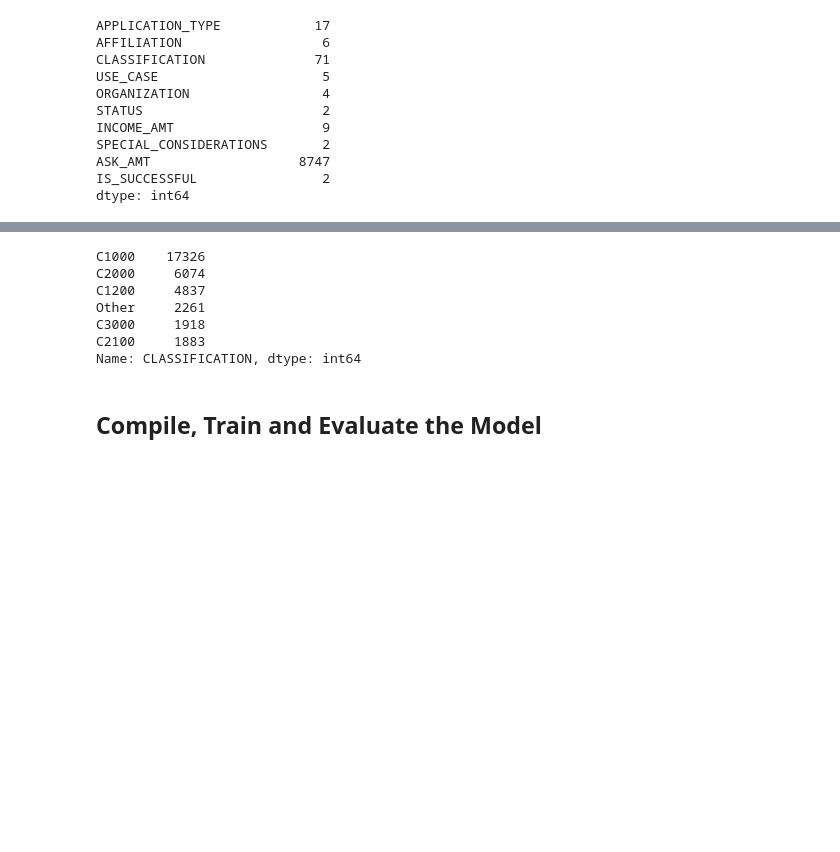
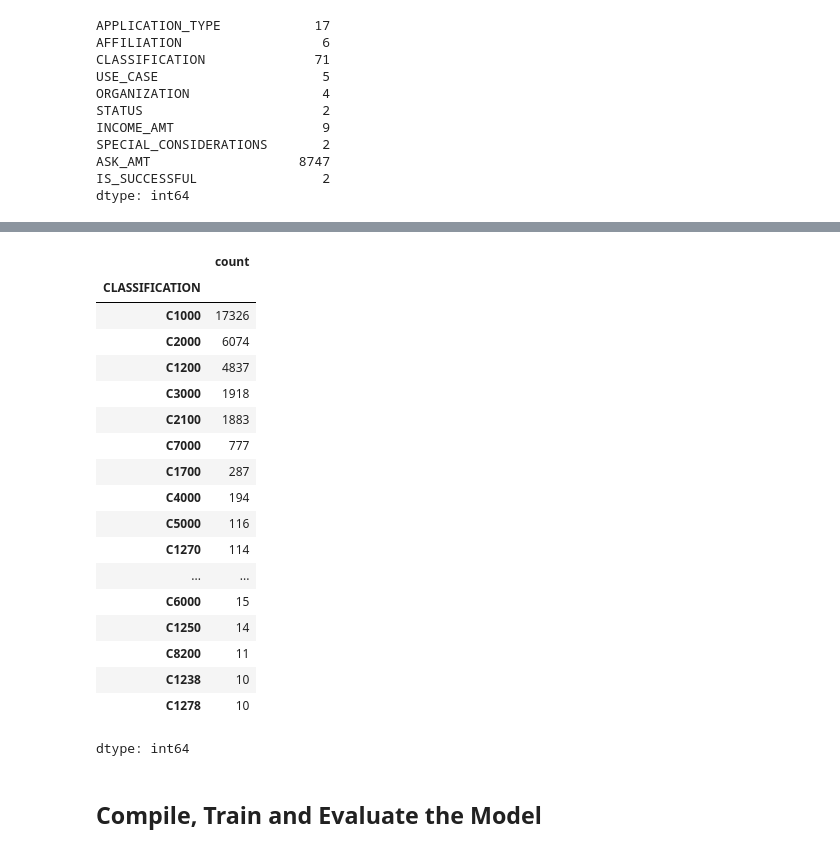
Before and after one commit to omalleykg/deep-learning-challenge, a Jupyter notebook: Starter_Code_ko.ipynb, the cells around one changed output, grey strips where cells are left out. Cells and saved outputs as stored; diff of their text form; code cells hidden in the pictures; blank space fills up the shorter version.

```diff
--- a/Starter_Code_ko.ipynb
+++ b/Starter_Code_ko.ipynb
@@ -23,6 +23,7 @@ application_df.head()
 # %%
 # Drop the non-beneficial ID columns, 'EIN' and 'NAME'.
 #  YOUR CODE GOES HERE
+application_df = application_df.drop(columns=['EIN', 'NAME'])
 # %%
 # Determine the number of unique values in each column.
 #  YOUR CODE GOES HERE
@@ -62,0 +44,13 @@ Name: APPLICATION_TYPE, dtype: int64
+# %%
+# Look at APPLICATION_TYPE value counts to identify and replace with "Other"
+#  YOUR CODE GOES HERE
+
+# Step 1: Check value counts
+value_counts = application_df['APPLICATION_TYPE'].value_counts()
+print(value_counts)
+
+# Step 2: Define a threshold (for example, less than 10 occurrences)
+threshold = 10
+
+# Step 3: Replace less common values with "Other"
+application_df['APPLICATION_TYPE'] = application_df['APPLICATION_TYPE'].apply(lambda x: x if value_counts[x] >= threshold else 'Other')
@@ -64,6 +78,8 @@ Name: APPLICATION_TYPE, dtype: int64
 # Choose a cutoff value and create a list of application types to be replaced
 # use the variable name `application_types_to_replace`
 #  YOUR CODE GOES HERE
+cutoff_value = 10
+application_types_to_replace = application_df['APPLICATION_TYPE'].value_counts()[application_df['APPLICATION_TYPE'].value_counts() < cutoff_value].index.tolist()
 
 # Replace in dataframe
 for app in application_types_to_replace:
@@ -100,0 +107,20 @@ Name: CLASSIFICATION, Length: 71, dtype: int64
+# %%
+# Look at CLASSIFICATION value counts to identify and replace with "Other"
+#  YOUR CODE GOES HERE
+
+# Step 1: Check value counts
+classification_counts = application_df['CLASSIFICATION'].value_counts()
+print(classification_counts)
+
+# Step 2: Define a cutoff value (for example, less than 10 occurrences)
+cutoff_value = 10
+
+# Step 3: Create a list of classifications to be replaced
+classifications_to_replace = classification_counts[classification_counts < cutoff_value].index.tolist()
+
+# Step 4: Replace in DataFrame
+for classification in classifications_to_replace:
+    application_df['CLASSIFICATION'] = application_df['CLASSIFICATION'].replace(classification, "Other")
+
+# Check to make sure replacement was successful
+print(application_df['CLASSIFICATION'].value_counts())
@@ -122,22 +175,41 @@ Name: CLASSIFICATION, dtype: int64
 # %%
 # Choose a cutoff value and create a list of classifications to be replaced
 # use the variable name `classifications_to_replace`
 #  YOUR CODE GOES HERE
+
+#Define a cutoff value (for example, less than 10 occurrences)
+cutoff_value = 10
+
+#Create a list of classifications to be replaced
+classification_counts = application_df['CLASSIFICATION'].value_counts()
+classifications_to_replace = classification_counts[classification_counts < cutoff_value].index.tolist()
 
 # Replace in dataframe
 for cls in classifications_to_replace:
     application_df['CLASSIFICATION'] = application_df['CLASSIFICATION'].replace(cls,"Other")
 
 # Check to make sure replacement was successful
 application_df['CLASSIFICATION'].value_counts()
 # %% [output]
+|  | count |
+| CLASSIFICATION |  |
+| C1000 | 17326 |
+| C2000 | 6074 |
+| C1200 | 4837 |
+| C3000 | 1918 |
+| C2100 | 1883 |
+| C7000 | 777 |
+| C1700 | 287 |
+| C4000 | 194 |
+| C5000 | 116 |
+| C1270 | 114 |
+| ... | ... |
+| C6000 | 15 |
+| C1250 | 14 |
+| C8200 | 11 |
+| C1238 | 10 |
+| C1278 | 10 |
-C1000    17326
-C2000     6074
-C1200     4837
-Other     2261
-C3000     1918
-C2100     1883
-Name: CLASSIFICATION, dtype: int64
+dtype: int64
 # %%
 # Convert categorical data to numeric with `pd.get_dummies`
 #  YOUR CODE GOES HERE
```
Also changed, not shown: parts of 7 cells of this notebook.
